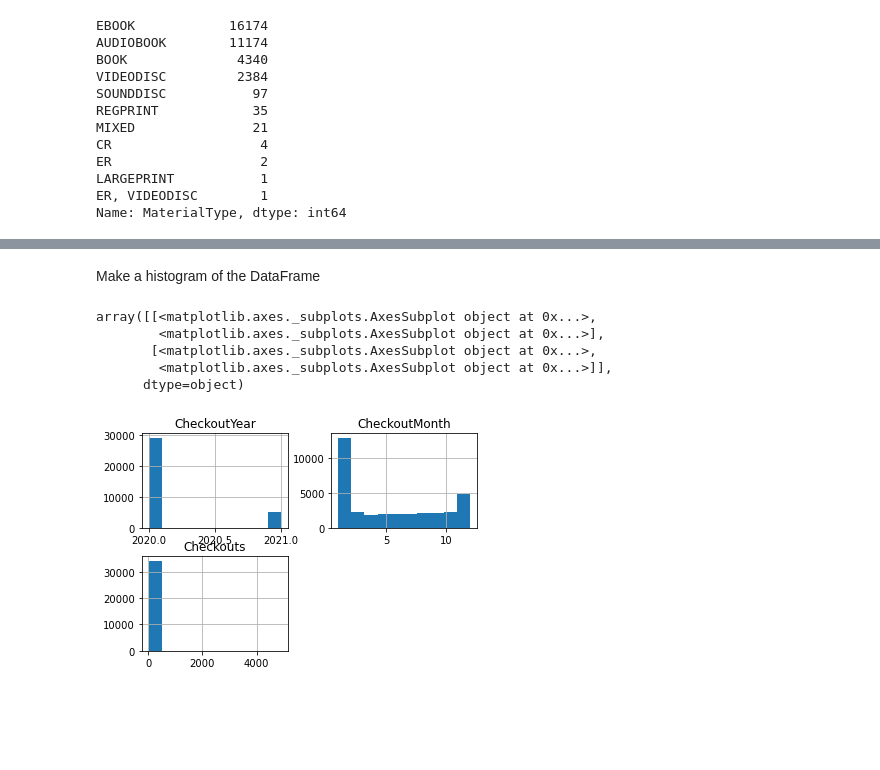
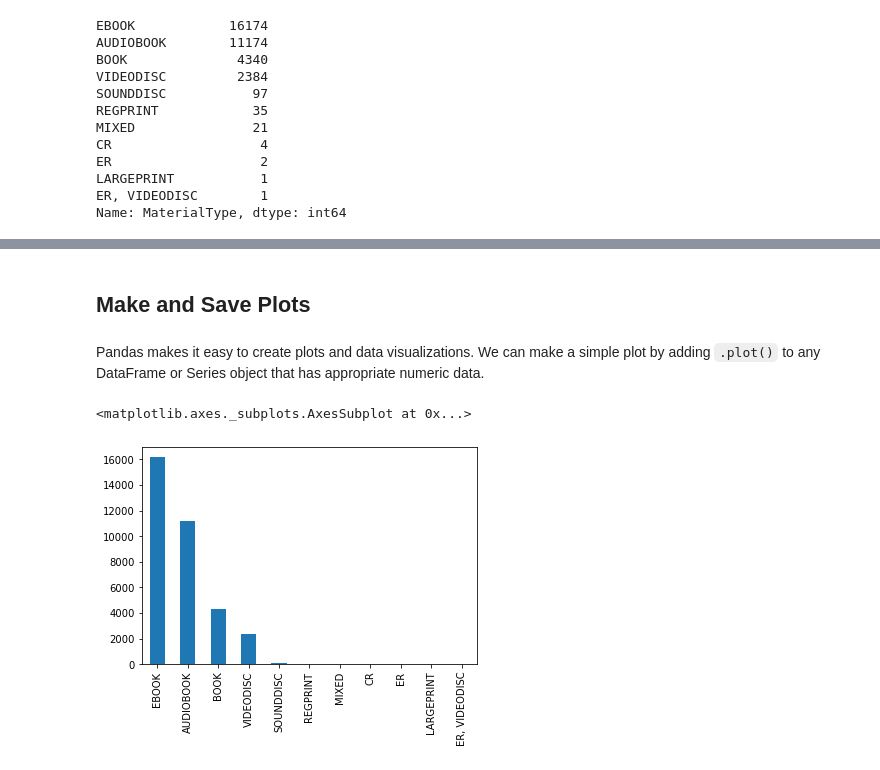
Before and after one commit to melaniewalsh/Data-Analysis-with-Pandas, a Jupyter notebook: 01-Data-Analysis-With-Pandas.ipynb, the cells around one changed output, grey strips where cells are left out. Drawn from its saved outputs; the diff is of its cells as text; code cells hidden in the pictures; blank space fills up the shorter version.

```diff
--- a/01-Data-Analysis-With-Pandas.ipynb
+++ b/01-Data-Analysis-With-Pandas.ipynb
@@ -94,0 +73,2 @@ pandas.core.series.Series
+# %%
+seattle_df = pd.read_csv('Seattle-Library_2020-2021.csv', delimiter=",", encoding="utf-8")
@@ -112,0 +389,2 @@ seattle_df['Checkouts'].min()
+# %%
+seattle_df.set_index('CheckoutMonthYear')
@@ -112,0 +408,2 @@ seattle_df['Checkouts'].min()
+# %%
+seattle_df.set_index('CheckoutMonthYear').loc[['2020-01']]
@@ -262,11 +645,9 @@ memory usage: 3.1+ MB
-# %% [markdown]
-Make a histogram of the DataFrame
-# %%
-seattle_df.hist()
-# %% [output]
-array([[<matplotlib.axes._subplots.AxesSubplot object at 0x...>,
-        <matplotlib.axes._subplots.AxesSubplot object at 0x...>],
-       [<matplotlib.axes._subplots.AxesSubplot object at 0x...>,
-        <matplotlib.axes._subplots.AxesSubplot object at 0x...>]],
-      dtype=object)
-[figure, removed]
+# %% [markdown]
+## Make and Save Plots
+# %% [markdown]
+Pandas makes it easy to create plots and data visualizations. We can make a simple plot by adding `.plot()` to any DataFrame or Series object that has appropriate numeric data.
+# %%
+seattle_df['MaterialType'].value_counts().plot(kind='bar')
+# %% [output]
+<matplotlib.axes._subplots.AxesSubplot at 0x...>
+[figure, added]
```
Also changed, not shown: parts of 131 cells of this notebook, 5 other files.
